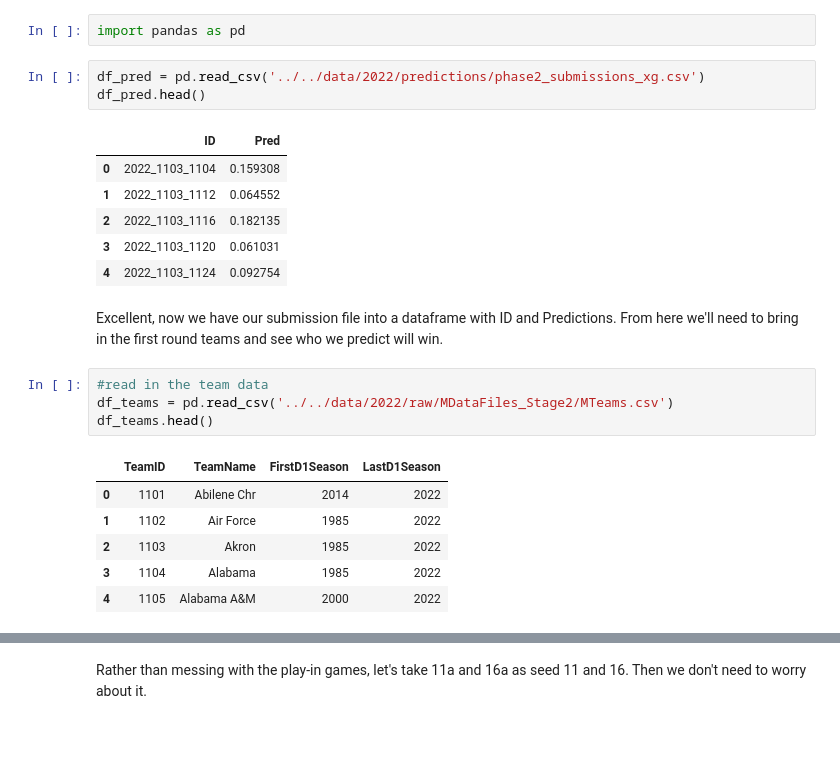
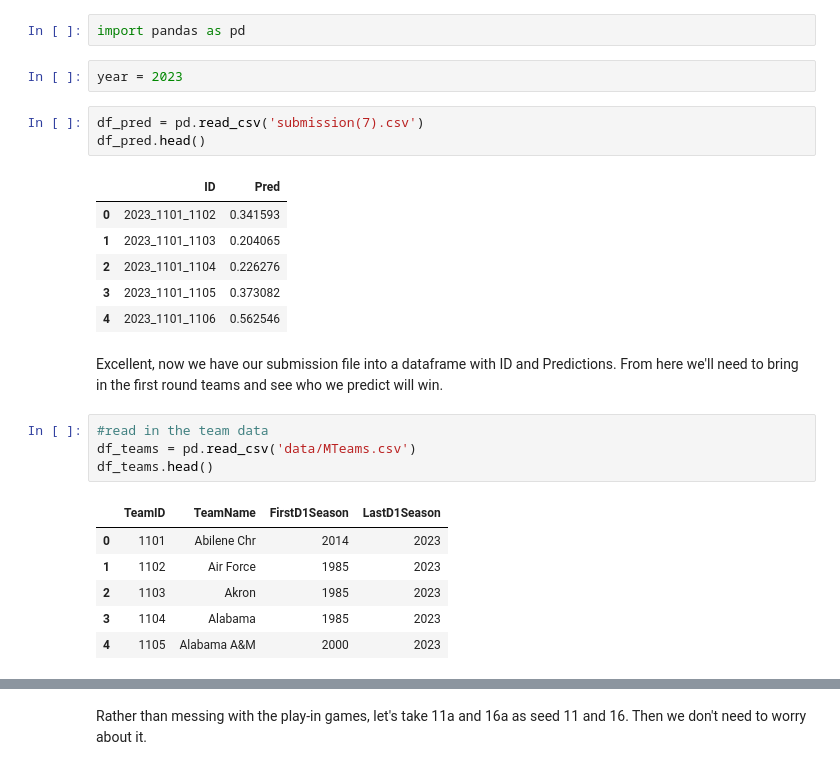
Before and after one commit to sethchart/kaggle-march-machine-learning-mania, a Jupyter notebook: notebooks/4.0-theberling-bracket-predictions.ipynb, the cells around one changed output, grey strips where cells are left out. Drawn from its saved outputs; the diff is of its cells as text; blank space fills up the shorter version.

Commit message:
rewrote bracket prediction notebook

```diff
--- a/notebooks/4.0-theberling-bracket-predictions.ipynb
+++ b/notebooks/4.0-theberling-bracket-predictions.ipynb
@@ -2,28 +2,30 @@
 We made our predictions in phase2_submissions1.csv. Now let's back out what those submissions are in the bracket.
 # %%
 import pandas as pd
+# %%
+year = 2023
 # %%
-df_pred = pd.read_csv('../../data/2022/predictions/phase2_submissions_xg.csv')
+df_pred = pd.read_csv('submission(7).csv')
 df_pred.head()
 # %% [output]
 |  | ID | Pred |
-| 0 | 2022_1103_1104 | 0.159308 |
-| 1 | 2022_1103_1112 | 0.064552 |
-| 2 | 2022_1103_1116 | 0.182135 |
-| 3 | 2022_1103_1120 | 0.061031 |
-| 4 | 2022_1103_1124 | 0.092754 |
+| 0 | 2023_1101_1102 | 0.341593 |
+| 1 | 2023_1101_1103 | 0.204065 |
+| 2 | 2023_1101_1104 | 0.226276 |
+| 3 | 2023_1101_1105 | 0.373082 |
+| 4 | 2023_1101_1106 | 0.562546 |
 # %% [markdown]
 Excellent, now we have our submission file into a dataframe with ID and Predictions. From here we'll need to bring in the first round teams and see who we predict will win.
 # %%
 #read in the team data
-df_teams = pd.read_csv('../../data/2022/raw/MDataFiles_Stage2/MTeams.csv')
+df_teams = pd.read_csv('data/MTeams.csv')
 df_teams.head()
 # %% [output]
 |  | TeamID | TeamName | FirstD1Season | LastD1Season |
-| 0 | 1101 | Abilene Chr | 2014 | 2022 |
-| 1 | 1102 | Air Force | 1985 | 2022 |
-| 2 | 1103 | Akron | 1985 | 2022 |
-| 3 | 1104 | Alabama | 1985 | 2022 |
-| 4 | 1105 | Alabama A&M | 2000 | 2022 |
+| 0 | 1101 | Abilene Chr | 2014 | 2023 |
+| 1 | 1102 | Air Force | 1985 | 2023 |
+| 2 | 1103 | Akron | 1985 | 2023 |
+| 3 | 1104 | Alabama | 1985 | 2023 |
+| 4 | 1105 | Alabama A&M | 2000 | 2023 |
 # %%
 #read in the tournament slot data
```
Also changed, not shown: parts of 140 cells of this notebook, 4 other files.
